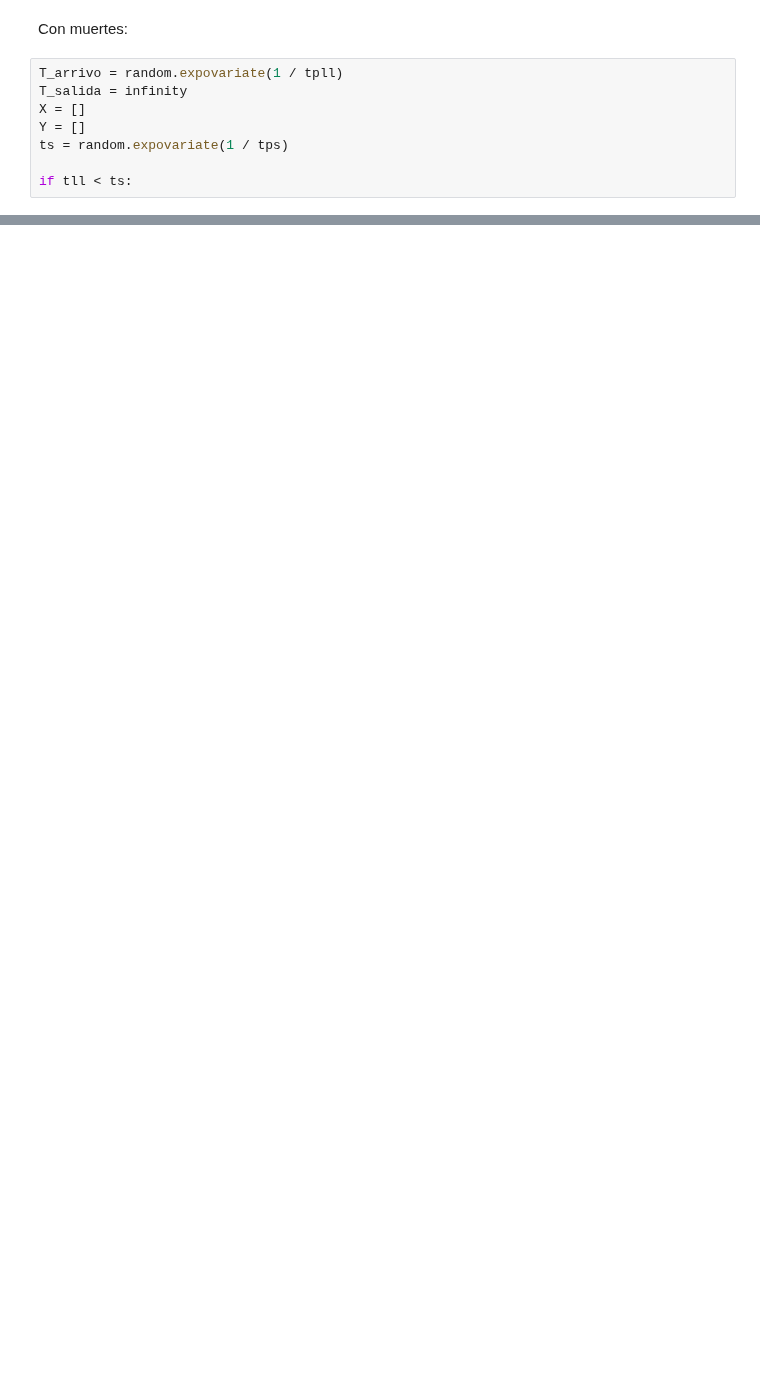
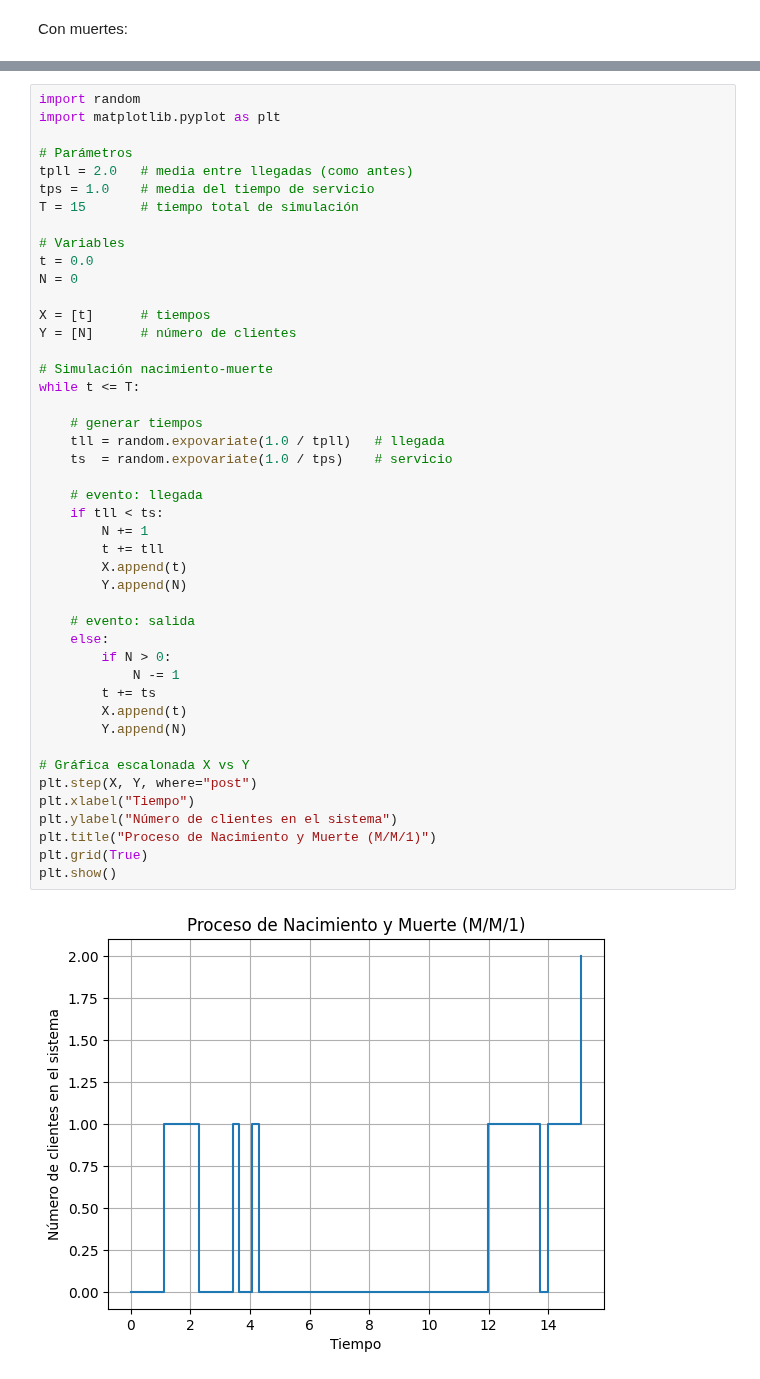
Before and after one commit to JazmineOrtizMarin/Simulaci-n-2, a Jupyter notebook: MM1.ipynb, the cells around one changed output, grey strips where cells are left out. Saved outputs shown, nothing was run; the diff lists cells and outputs as text; blank space fills up the shorter version.

```diff
--- a/MM1.ipynb
+++ b/MM1.ipynb
@@ -77,10 +77,2 @@ plt.show()
 # %% [markdown]
 Con muertes:
-# %%
-T_arrivo = random.expovariate(1 / tpll)
-T_salida = infinity
-X = []
-Y = []
-ts = random.expovariate(1 / tps)
-
-if tll < ts:
@@ -88,0 +79,47 @@ SyntaxError: incomplete input (ipython-input-1203403433.py, line 7)
+# %%
+import random
+import matplotlib.pyplot as plt
+
+# Parámetros
+tpll = 2.0   # media entre llegadas (como antes)
+tps = 1.0    # media del tiempo de servicio
+T = 15       # tiempo total de simulación
+
+# Variables
+t = 0.0
+N = 0
+
+X = [t]      # tiempos
+Y = [N]      # número de clientes
+
+# Simulación nacimiento-muerte
+while t <= T:
+
+    # generar tiempos
+    tll = random.expovariate(1.0 / tpll)   # llegada
+    ts  = random.expovariate(1.0 / tps)    # servicio
+
+    # evento: llegada
+    if tll < ts:
+        N += 1
+        t += tll
+        X.append(t)
+        Y.append(N)
+
+    # evento: salida
+    else:
+        if N > 0:
+            N -= 1
+        t += ts
+        X.append(t)
+        Y.append(N)
+
+# Gráfica escalonada X vs Y
+plt.step(X, Y, where="post")
+plt.xlabel("Tiempo")
+plt.ylabel("Número de clientes en el sistema")
+plt.title("Proceso de Nacimiento y Muerte (M/M/1)")
+plt.grid(True)
+plt.show()
+# %% [output]
+[figure, added]
```
Also changed, not shown: parts of 3 cells of this notebook.
